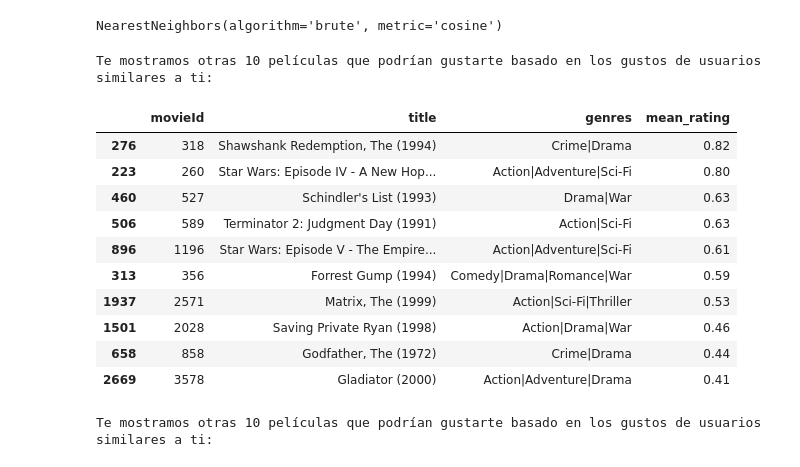
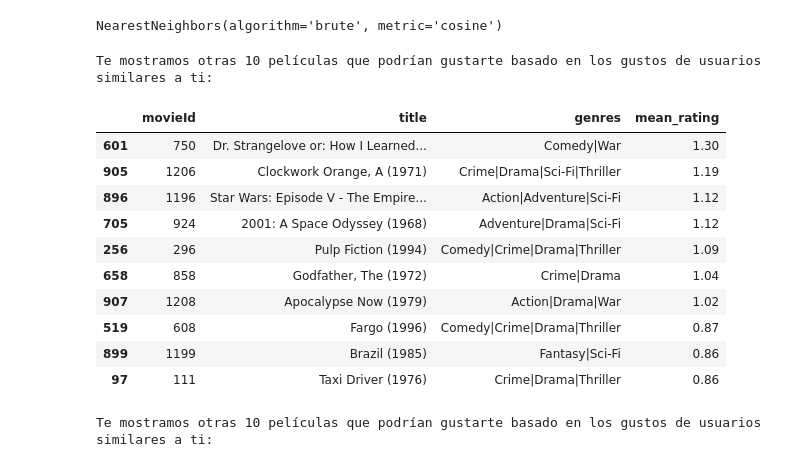
Before and after one commit to Gasca78/Movie_Recommender_Project, a Jupyter notebook: Movie_Recommender_System_ML.ipynb, the cells around one changed output. Cells and saved outputs as stored; diff of their text form; code cells hidden in the pictures.

```diff
--- a/Movie_Recommender_System_ML.ipynb
+++ b/Movie_Recommender_System_ML.ipynb
@@ -552,27 +714,27 @@ def recomendacion_knn(usuario_id_o_ratings, ratings_matrix_normalized, ratings_m
 
   return recommendations
 # %%
-usuario = 15
+usuario = 50
 # usuario = pd.Series({
 #     356: 4,
 #     58559: 5
 # })
 
 recomendaciones = recomendacion_knn(usuario, rating_matrix_normalized, rating_matrix, df_movies, knn_model)
 recomendaciones
 # %% [output]
 Te mostramos otras 10 películas que podrían gustarte basado en los gustos de usuarios similares a ti:
 |  | movieId | title | genres | mean_rating |
-| 276 | 318 | Shawshank Redemption, The (1994) | Crime|Drama | 0.82 |
-| 223 | 260 | Star Wars: Episode IV - A New Hop... | Action|Adventure|Sci-Fi | 0.80 |
-| 460 | 527 | Schindler's List (1993) | Drama|War | 0.63 |
-| 506 | 589 | Terminator 2: Judgment Day (1991) | Action|Sci-Fi | 0.63 |
-| 896 | 1196 | Star Wars: Episode V - The Empire... | Action|Adventure|Sci-Fi | 0.61 |
-| 313 | 356 | Forrest Gump (1994) | Comedy|Drama|Romance|War | 0.59 |
-| 1937 | 2571 | Matrix, The (1999) | Action|Sci-Fi|Thriller | 0.53 |
-| 1501 | 2028 | Saving Private Ryan (1998) | Action|Drama|War | 0.46 |
-| 658 | 858 | Godfather, The (1972) | Crime|Drama | 0.44 |
-| 2669 | 3578 | Gladiator (2000) | Action|Adventure|Drama | 0.41 |
+| 601 | 750 | Dr. Strangelove or: How I Learned... | Comedy|War | 1.30 |
+| 905 | 1206 | Clockwork Orange, A (1971) | Crime|Drama|Sci-Fi|Thriller | 1.19 |
+| 896 | 1196 | Star Wars: Episode V - The Empire... | Action|Adventure|Sci-Fi | 1.12 |
+| 705 | 924 | 2001: A Space Odyssey (1968) | Adventure|Drama|Sci-Fi | 1.12 |
+| 256 | 296 | Pulp Fiction (1994) | Comedy|Crime|Drama|Thriller | 1.09 |
+| 658 | 858 | Godfather, The (1972) | Crime|Drama | 1.04 |
+| 907 | 1208 | Apocalypse Now (1979) | Action|Drama|War | 1.02 |
+| 519 | 608 | Fargo (1996) | Comedy|Crime|Drama|Thriller | 0.87 |
+| 899 | 1199 | Brazil (1985) | Fantasy|Sci-Fi | 0.86 |
+| 97 | 111 | Taxi Driver (1976) | Crime|Drama|Thriller | 0.86 |
 # %%
 # usuario = 15
 usuario = pd.Series({
```
Also changed, not shown: parts of 19 cells of this notebook.
